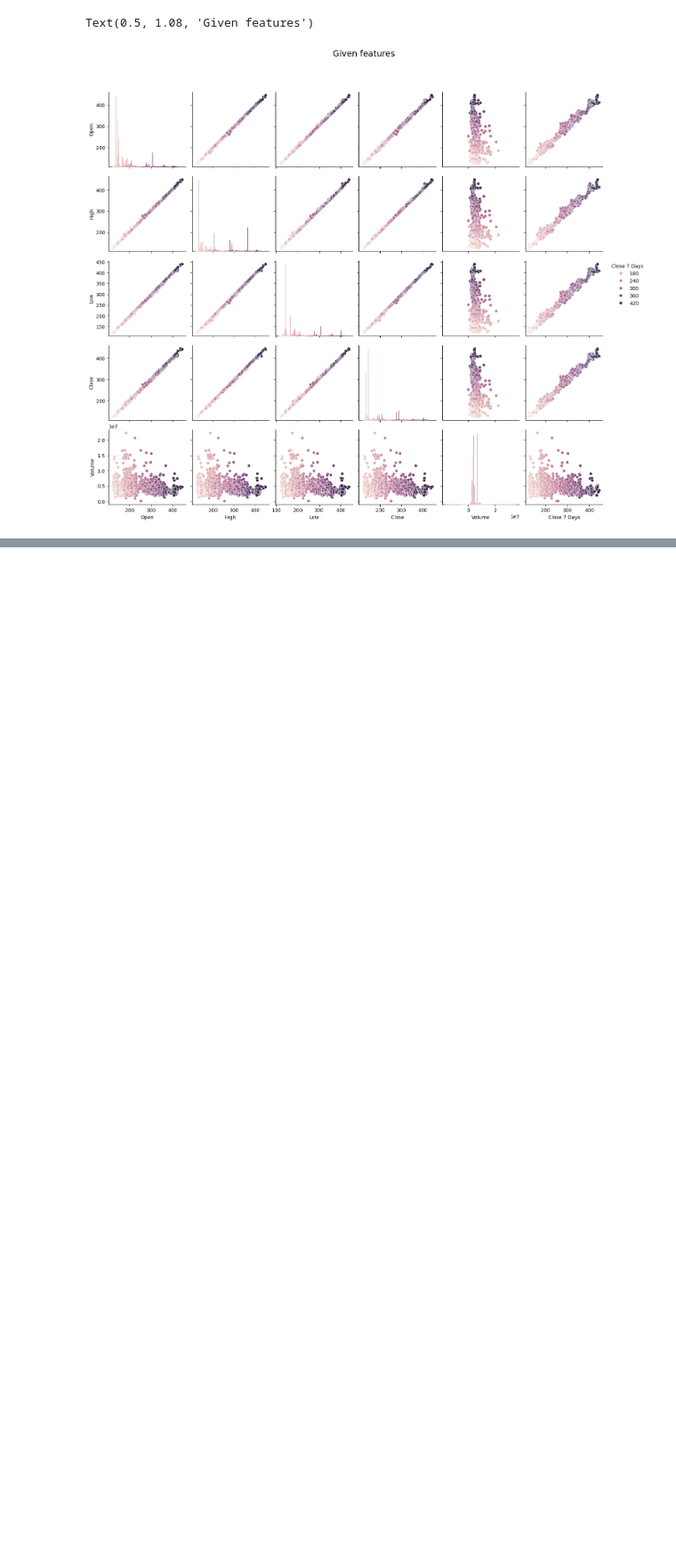
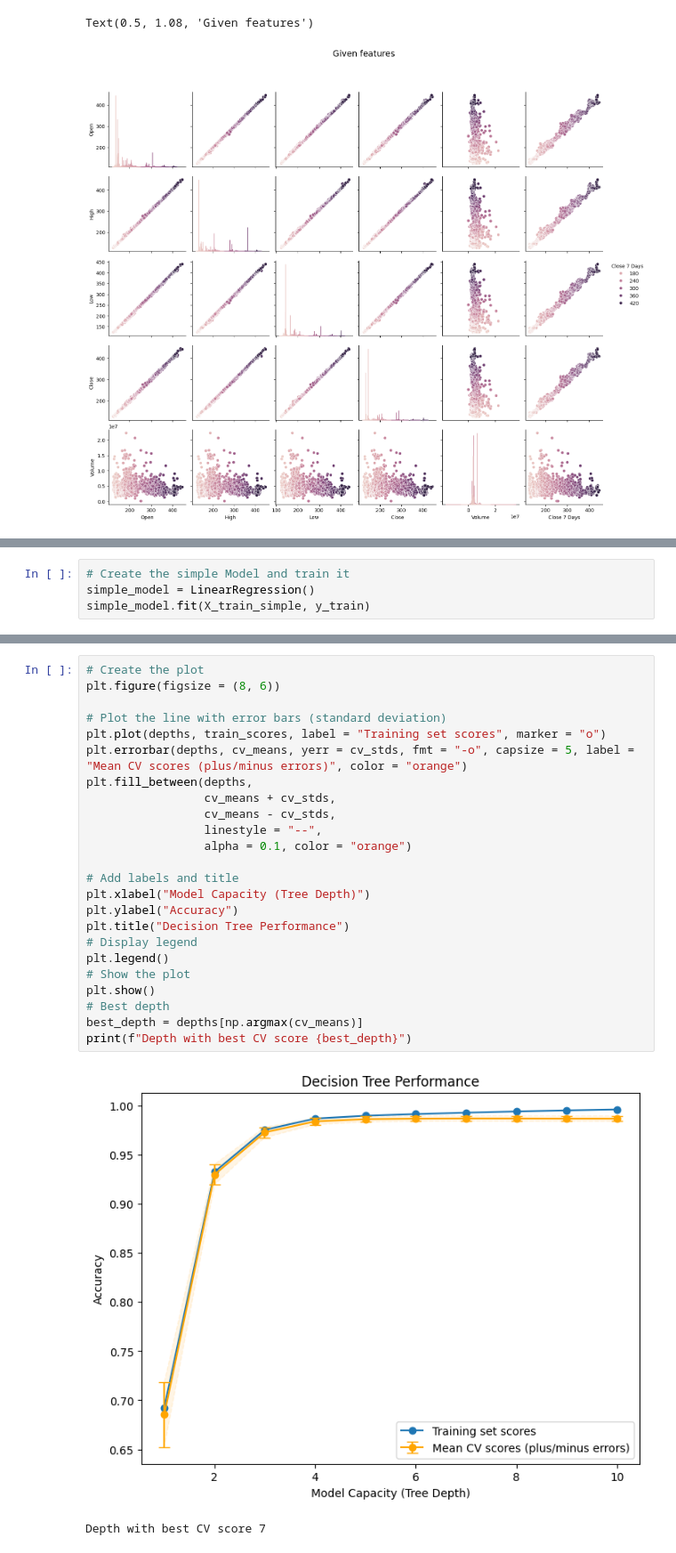
Before and after one commit to shannaw04/ml-stock-predictor, a Jupyter notebook: stock-predictor-final.ipynb, the cells around one changed output, grey strips where cells are left out. Shown at 89% size. Saved outputs shown, nothing was run; the diff lists cells and outputs as text; blank space fills up the shorter version.

```diff
--- a/stock-predictor-final.ipynb
+++ b/stock-predictor-final.ipynb
@@ -618,0 +237,4 @@ Linear Regression with Gradient Descent:
+# %%
+# Create the simple Model and train it
+simple_model = LinearRegression()
+simple_model.fit(X_train_simple, y_train)
@@ -618,0 +339,27 @@ Linear Regression with Gradient Descent:
+# %%
+# Create the plot
+plt.figure(figsize = (8, 6))
+
+# Plot the line with error bars (standard deviation)
+plt.plot(depths, train_scores, label = "Training set scores", marker = "o")
+plt.errorbar(depths, cv_means, yerr = cv_stds, fmt = "-o", capsize = 5, label = "Mean CV scores (plus/minus errors)", color = "orange")
+plt.fill_between(depths,
+                 cv_means + cv_stds,
+                 cv_means - cv_stds,
+                 linestyle = "--",
+                 alpha = 0.1, color = "orange")
+
+# Add labels and title
+plt.xlabel("Model Capacity (Tree Depth)")
+plt.ylabel("Accuracy")
+plt.title("Decision Tree Performance")
+# Display legend
+plt.legend()
+# Show the plot
+plt.show()
+# Best depth
+best_depth = depths[np.argmax(cv_means)]
+print(f"Depth with best CV score {best_depth}")
+# %% [output]
+[figure, added]
+Depth with best CV score 7
```
Also changed, not shown: parts of 55 cells of this notebook, 4 other files.
